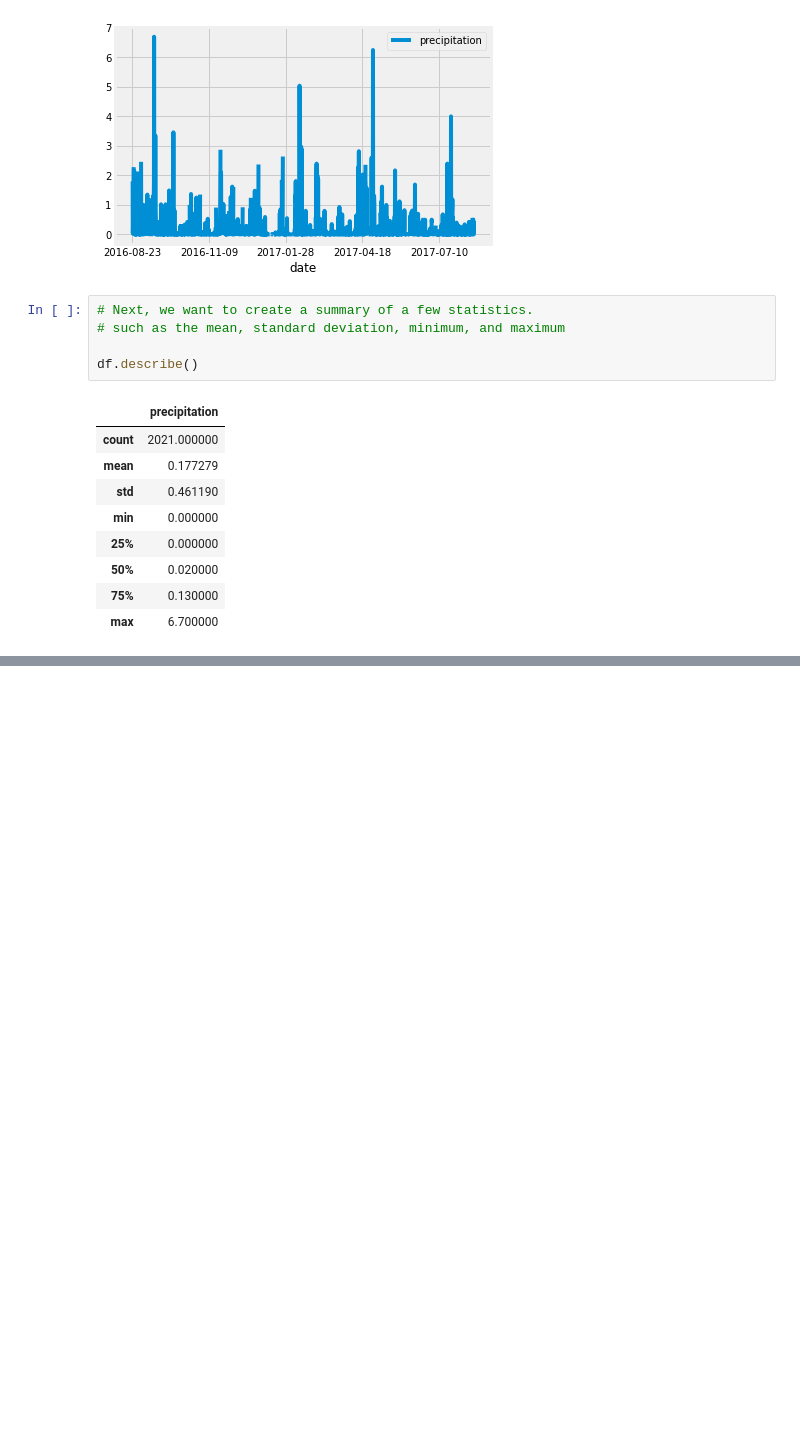
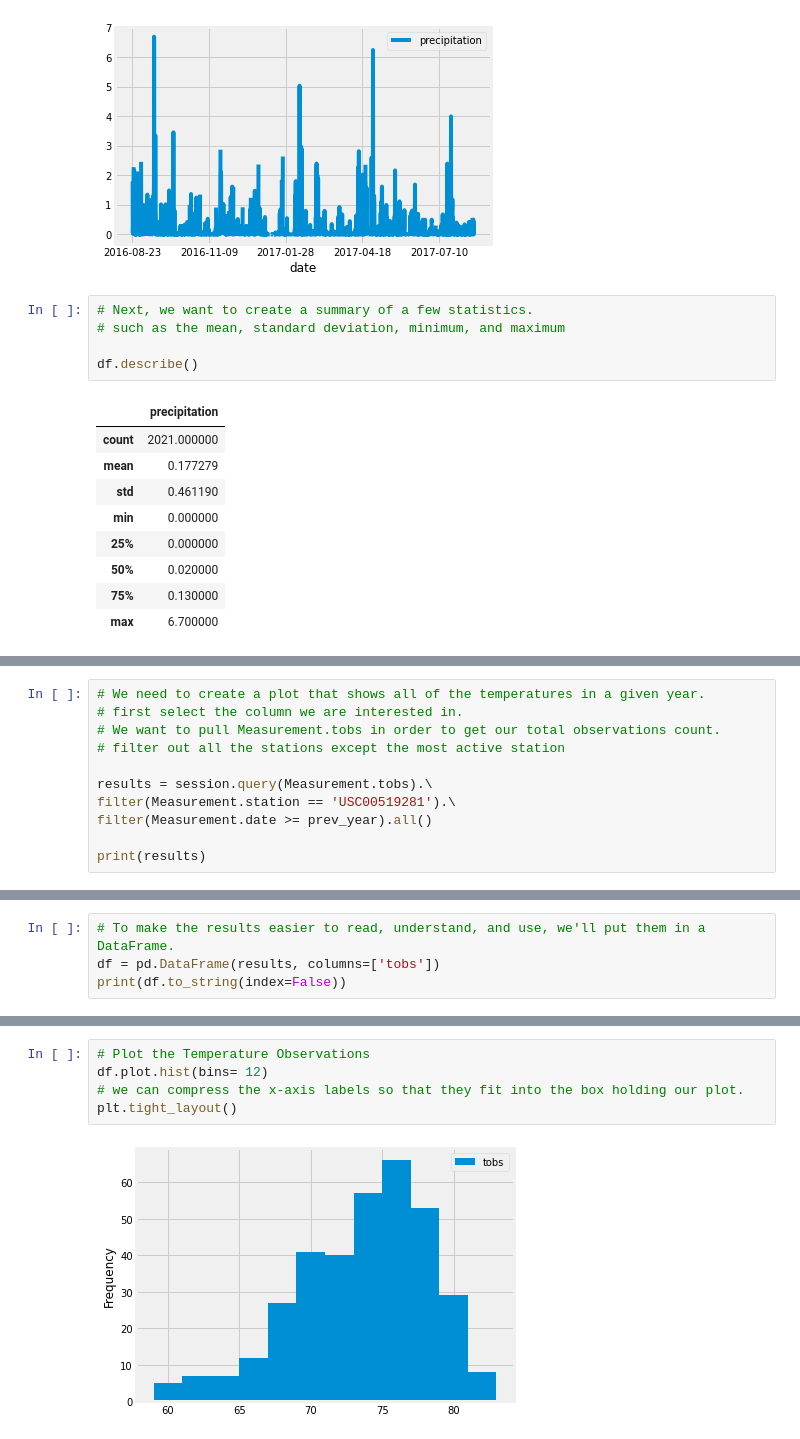
Before and after one commit to annarochav/surfs_up, a Jupyter notebook: climate_analysis.ipynb, the cells around one changed output, grey strips where cells are left out. Cells and saved outputs as stored; diff of their text form; blank space fills up the shorter version.

Commit message:
plot 2

```diff
--- a/climate_analysis.ipynb
+++ b/climate_analysis.ipynb
@@ -190,0 +246,11 @@ df.describe()
+# %%
+# We need to create a plot that shows all of the temperatures in a given year.
+# first select the column we are interested in.
+# We want to pull Measurement.tobs in order to get our total observations count.
+# filter out all the stations except the most active station
+
+results = session.query(Measurement.tobs).\
+filter(Measurement.station == 'USC00519281').\
+filter(Measurement.date >= prev_year).all()
+
+print(results)
@@ -190,0 +259,4 @@ df.describe()
+# %%
+# To make the results easier to read, understand, and use, we'll put them in a DataFrame.
+df = pd.DataFrame(results, columns=['tobs'])
+print(df.to_string(index=False))
@@ -190,0 +281,7 @@ df.describe()
+# %%
+# Plot the Temperature Observations
+df.plot.hist(bins= 12)
+# we can compress the x-axis labels so that they fit into the box holding our plot.
+plt.tight_layout()
+# %% [output]
+[figure, added]
```
Also changed, not shown: parts of 12 cells of this notebook.
